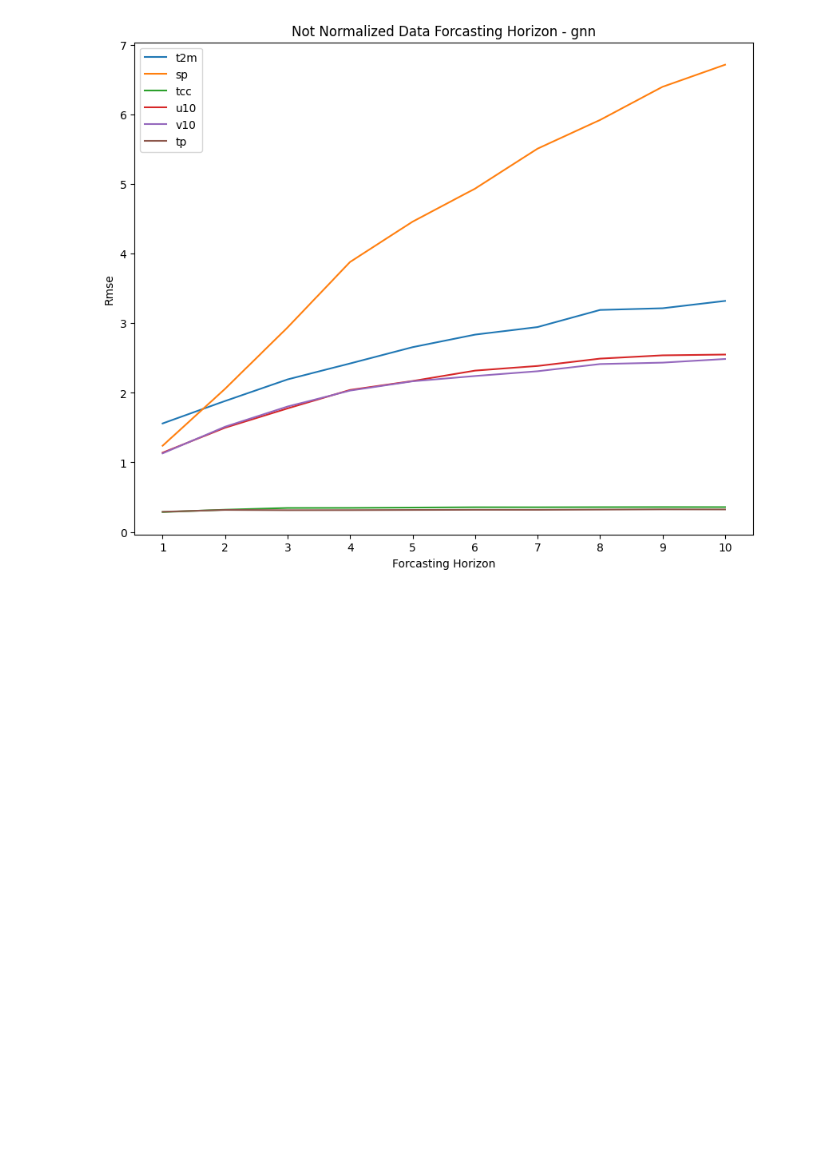
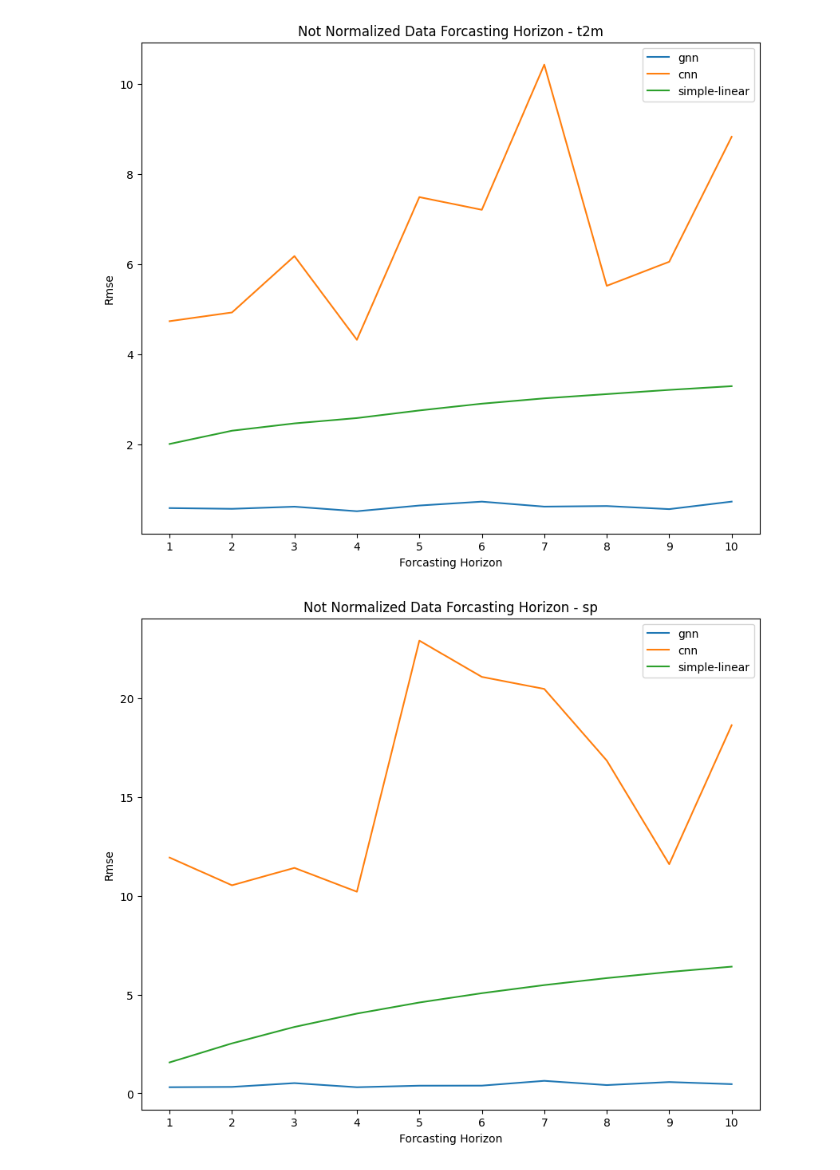
Before and after one commit to iwamaciek/stwp, a Jupyter notebook: hpo/visualisation.ipynb, the cells around one changed output. Cells and saved outputs as stored; diff of their text form; code cells hidden in the pictures; blank space fills up the shorter version.

Commit message:
[#21] Add parameter to obtain not normalized plots for features

```diff
--- a/hpo/visualisation.ipynb
+++ b/hpo/visualisation.ipynb
@@ -41,4 +45,5 @@ viz.plot_not_normalized_data_sequence(
 # %%
-viz.plot_not_normalized_data_fh()
+viz.plot_not_normalized_data_fh(for_features=True)
 # %% [output]
-[figure, old version]
+[figure, new version]
+[figure, added]
```
Also changed, not shown: parts of 8 cells of this notebook, 5 other files.
